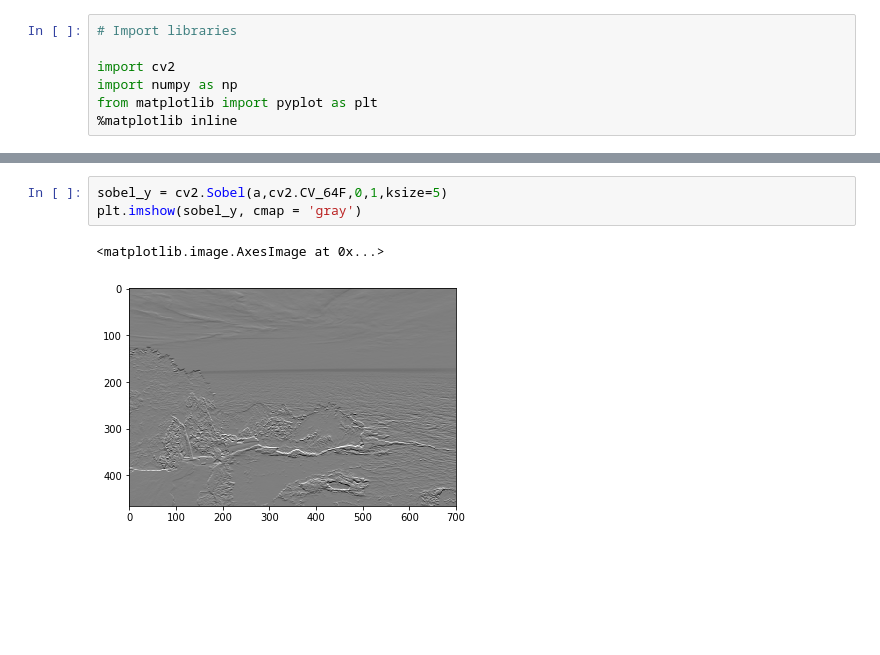
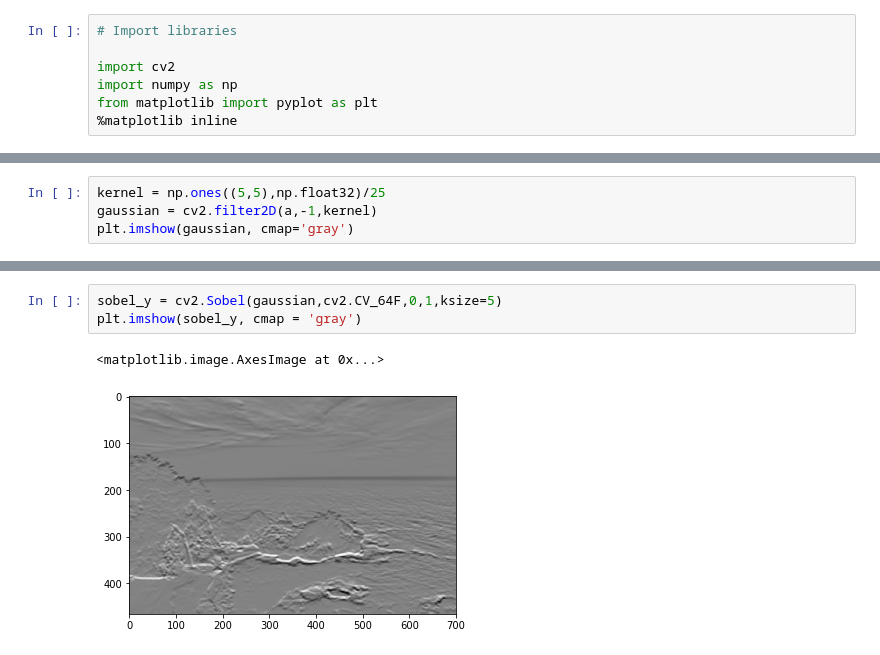
Before and after one commit to sicktastic/opencsv-playground, a Jupyter notebook: seam_carving/Gradient.ipynb, the cells around one changed output, grey strips where cells are left out. Cells and saved outputs as stored; diff of their text form; blank space fills up the shorter version.

```diff
--- a/seam_carving/Gradient.ipynb
+++ b/seam_carving/Gradient.ipynb
@@ -23,0 +24,4 @@ plt.imshow(edges)
+# %%
+kernel = np.ones((5,5),np.float32)/25
+gaussian = cv2.filter2D(a,-1,kernel)
+plt.imshow(gaussian, cmap='gray')
@@ -28,8 +35,8 @@ plt.imshow(sobel_x, cmap = 'gray')
 <matplotlib.image.AxesImage at 0x...>
 [figure]
 # %%
-sobel_y = cv2.Sobel(a,cv2.CV_64F,0,1,ksize=5)
+sobel_y = cv2.Sobel(gaussian,cv2.CV_64F,0,1,ksize=5)
 plt.imshow(sobel_y, cmap = 'gray')
 # %% [output]
 <matplotlib.image.AxesImage at 0x...>
-[figure, old version]
+[figure, new version]
```
Also changed, not shown: parts of 4 cells of this notebook.
